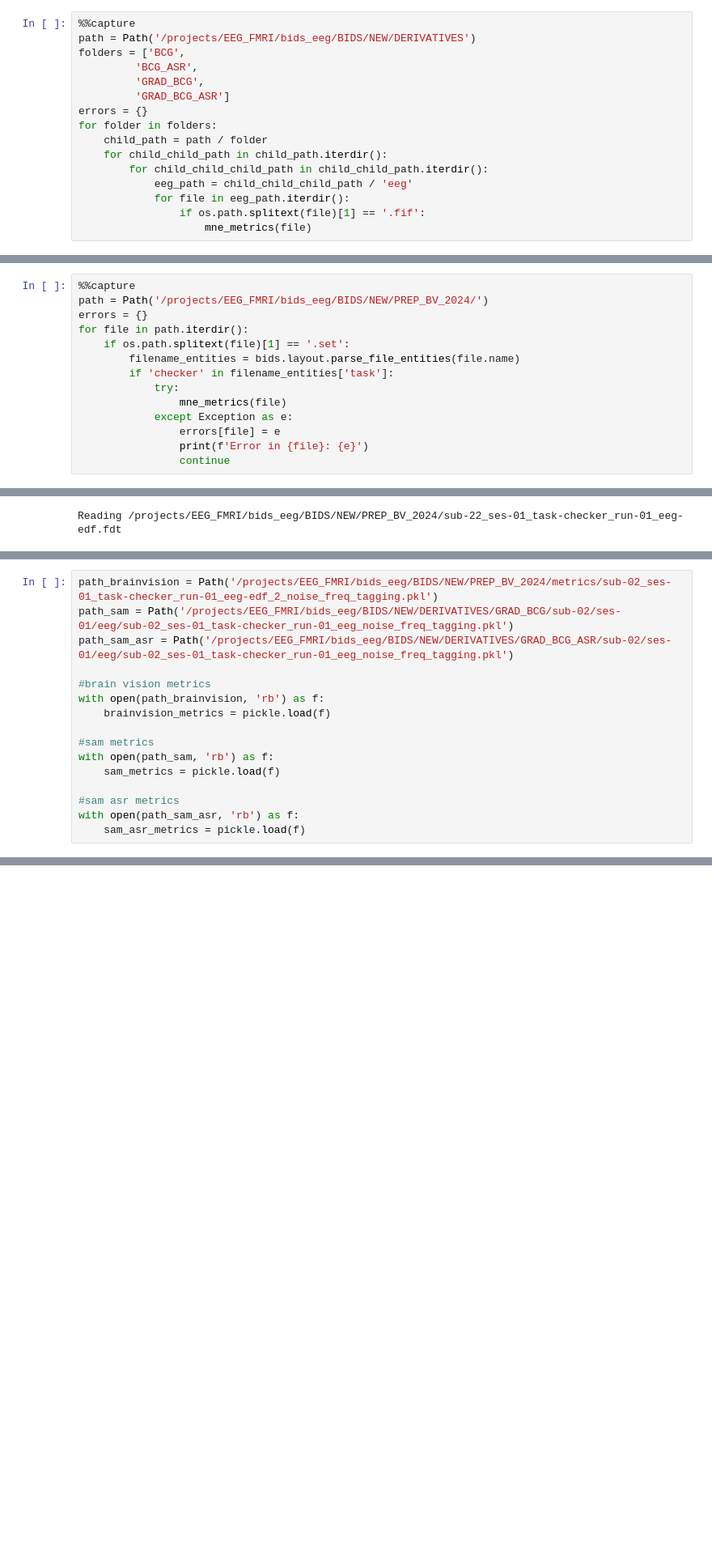
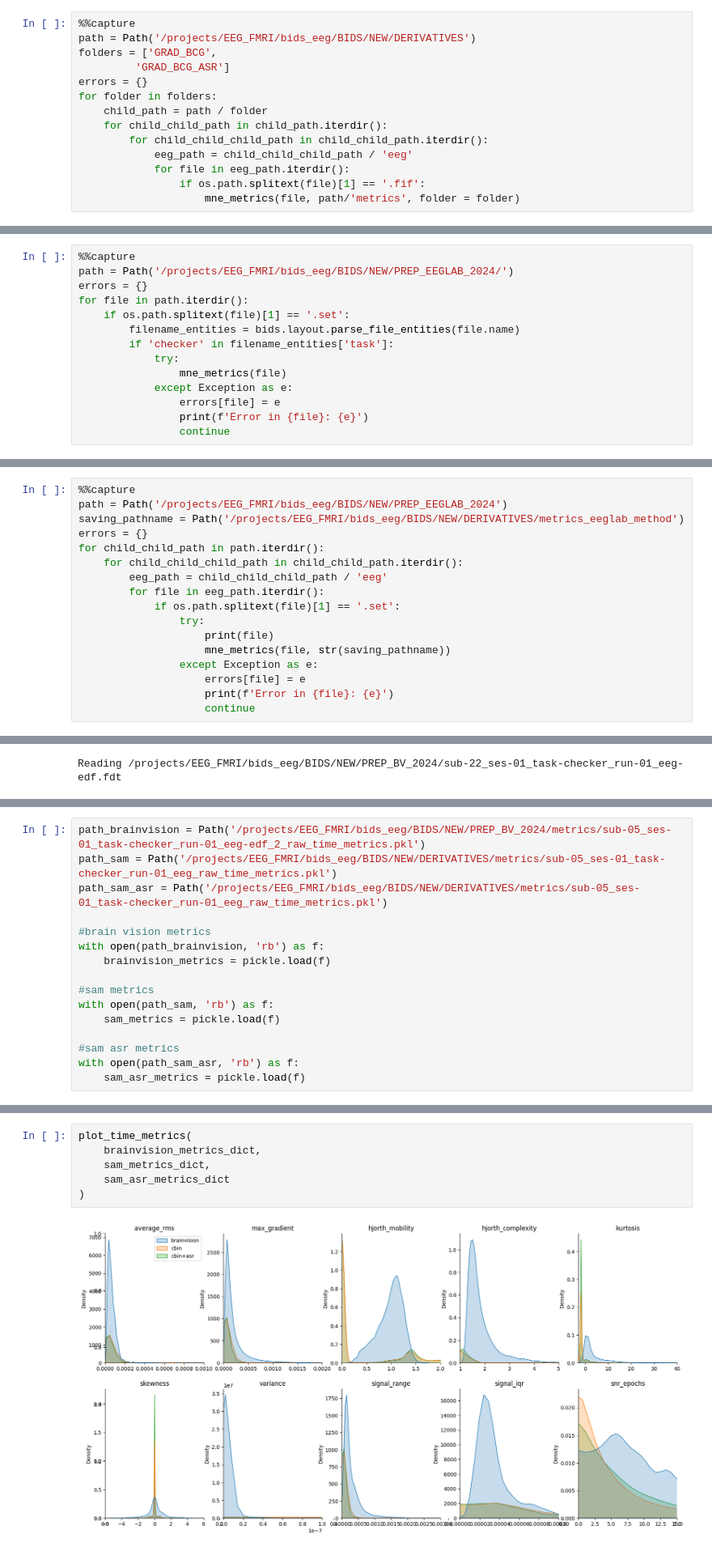
Before and after one commit to Sam54000/EEG_quality_assessment, a Jupyter notebook: src/EEG_quality_assessment/integration_lab.ipynb, the cells around one changed output, grey strips where cells are left out. Shown at 81% size. Saved outputs shown, nothing was run; the diff lists cells and outputs as text; blank space fills up the shorter version.

```diff
--- a/src/EEG_quality_assessment/integration_lab.ipynb
+++ b/src/EEG_quality_assessment/integration_lab.ipynb
@@ -62,9 +70,7 @@ def mne_metrics(filename):
 # %%
 %%capture
 path = Path('/projects/EEG_FMRI/bids_eeg/BIDS/NEW/DERIVATIVES')
-folders = ['BCG',
-         'BCG_ASR',
-         'GRAD_BCG',
+folders = ['GRAD_BCG',
          'GRAD_BCG_ASR']
 errors = {}
 for folder in folders:
@@ -74,4 +80,4 @@ for folder in folders:
             eeg_path = child_child_child_path / 'eeg'
             for file in eeg_path.iterdir():
                 if os.path.splitext(file)[1] == '.fif':
-                    mne_metrics(file)
+                    mne_metrics(file, path/'metrics', folder = folder)
@@ -78,6 +86,6 @@ for folder in folders:
 # %%
 %%capture
-path = Path('/projects/EEG_FMRI/bids_eeg/BIDS/NEW/PREP_BV_2024/')
+path = Path('/projects/EEG_FMRI/bids_eeg/BIDS/NEW/PREP_EEGLAB_2024/')
 errors = {}
 for file in path.iterdir():
     if os.path.splitext(file)[1] == '.set':
@@ -91,0 +102,17 @@ for file in path.iterdir():
+# %%
+%%capture
+path = Path('/projects/EEG_FMRI/bids_eeg/BIDS/NEW/PREP_EEGLAB_2024')
+saving_pathname = Path('/projects/EEG_FMRI/bids_eeg/BIDS/NEW/DERIVATIVES/metrics_eeglab_method')
+errors = {}
+for child_child_path in path.iterdir():
+    for child_child_child_path in child_child_path.iterdir():
+        eeg_path = child_child_child_path / 'eeg'
+        for file in eeg_path.iterdir():
+            if os.path.splitext(file)[1] == '.set':
+                try:
+                    print(file)
+                    mne_metrics(file, str(saving_pathname))
+                except Exception as e:
+                    errors[file] = e
+                    print(f'Error in {file}: {e}')
+                    continue
@@ -129,7 +185,7 @@ Reading /projects/EEG_FMRI/bids_eeg/BIDS/NEW/PREP_BV_2024/sub-22_ses-01_task-che
 # %%
-path_brainvision = Path('/projects/EEG_FMRI/bids_eeg/BIDS/NEW/PREP_BV_2024/metrics/sub-02_ses-01_task-checker_run-01_eeg-edf_2_noise_freq_tagging.pkl')
-path_sam = Path('/projects/EEG_FMRI/bids_eeg/BIDS/NEW/DERIVATIVES/GRAD_BCG/sub-02/ses-01/eeg/sub-02_ses-01_task-checker_run-01_eeg_noise_freq_tagging.pkl')
-path_sam_asr = Path('/projects/EEG_FMRI/bids_eeg/BIDS/NEW/DERIVATIVES/GRAD_BCG_ASR/sub-02/ses-01/eeg/sub-02_ses-01_task-checker_run-01_eeg_noise_freq_tagging.pkl')
+path_brainvision = Path('/projects/EEG_FMRI/bids_eeg/BIDS/NEW/PREP_BV_2024/metrics/sub-05_ses-01_task-checker_run-01_eeg-edf_2_raw_time_metrics.pkl')
+path_sam = Path('/projects/EEG_FMRI/bids_eeg/BIDS/NEW/DERIVATIVES/metrics/sub-05_ses-01_task-checker_run-01_eeg_raw_time_metrics.pkl')
+path_sam_asr = Path('/projects/EEG_FMRI/bids_eeg/BIDS/NEW/DERIVATIVES/metrics/sub-05_ses-01_task-checker_run-01_eeg_raw_time_metrics.pkl')
 
 #brain vision metrics
 with open(path_brainvision, 'rb') as f:
@@ -164,0 +377,8 @@ brainvision_metrics.__dir__()
+# %%
+plot_time_metrics(
+    brainvision_metrics_dict,
+    sam_metrics_dict,
+    sam_asr_metrics_dict
+)
+# %% [output]
+[figure, added]
```
Also changed, not shown: parts of 22 cells of this notebook, 5 other files.
